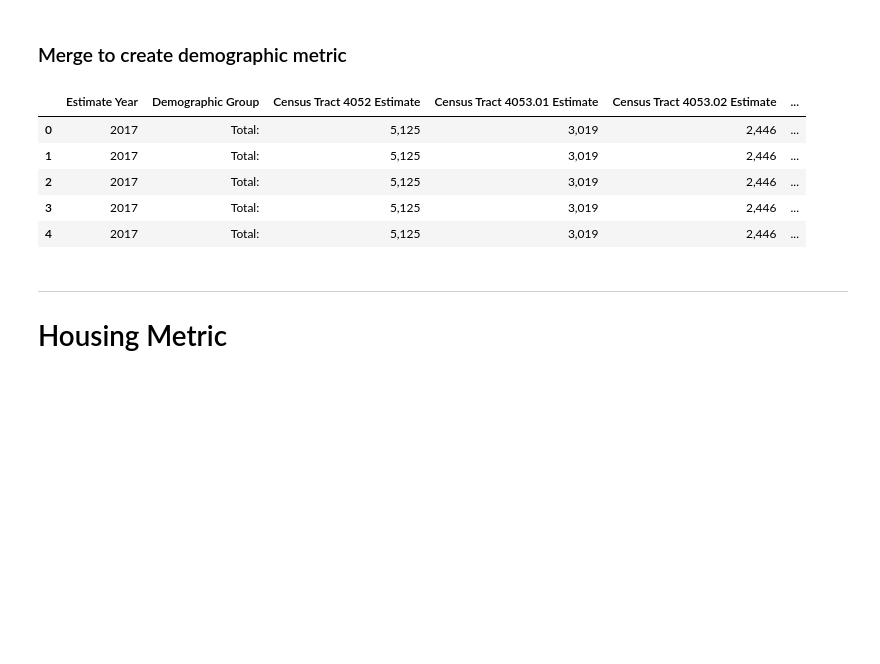
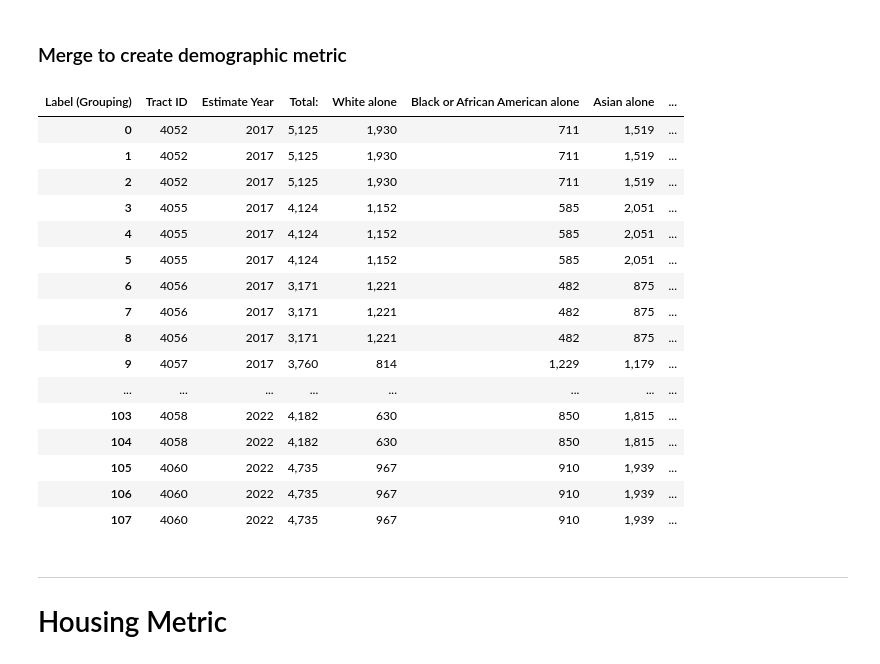
Before and after one commit to kareem-weaver/AUC_Mastercard_Challenge_Quant, a Jupyter notebook: src/Model.ipynb, the cells around one changed output. Cells and saved outputs as stored; diff of their text form; code cells hidden in the pictures; blank space fills up the shorter version.

Commit message:
finish demographic metric

```diff
--- a/src/Model.ipynb
+++ b/src/Model.ipynb
@@ -208,19 +220,37 @@ merged_age_sex_df.head(25)
 # %% [markdown]
 ### Merge to create demographic metric
-# %%
-# Merge the datasets on a common column, here assumed to be 'Estimate Year'
-# You might need to adjust the merging columns based on the actual structure of your data
-merged_df = pd.merge(merged_race_df, merged_age_sex_df, on='Estimate Year', how='outer')
-
-# Display the first few rows of the merged DataFrame
-merged_df.head()
-# %% [output]
-|  | Estimate Year | Demographic Group | Census Tract 4052 Estimate | Census Tract 4053.01 Estimate | Census Tract 4053.02 Estimate | ... |
-| 0 | 2017 | Total: | 5,125 | 3,019 | 2,446 | ... |
-| 1 | 2017 | Total: | 5,125 | 3,019 | 2,446 | ... |
-| 2 | 2017 | Total: | 5,125 | 3,019 | 2,446 | ... |
-| 3 | 2017 | Total: | 5,125 | 3,019 | 2,446 | ... |
-| 4 | 2017 | Total: | 5,125 | 3,019 | 2,446 | ... |
+# %%
+# Aggregate race data by Tract ID and Estimate Year
+aggregated_race_data = filtered_race.groupby(['Tract ID', 'Estimate Year'], as_index=False).agg({
+    'Total:': 'sum',
+    'White alone': 'sum',
+    'Black or African American alone': 'sum',
+    'Asian alone': 'sum'
+})
+
+merged_demo = pd.merge(filtered_race, filtered_age_sex, on=['Tract ID', 'Estimate Year'], how='inner')
+
+merged_data.to_csv('merged_demographic_data.csv', index=False)
+
+merged_demo
+# %% [output]
+| Label (Grouping) | Tract ID | Estimate Year | Total: | White alone | Black or African American alone | Asian alone | ... |
+| 0 | 4052 | 2017 | 5,125 | 1,930 | 711 | 1,519 | ... |
+| 1 | 4052 | 2017 | 5,125 | 1,930 | 711 | 1,519 | ... |
+| 2 | 4052 | 2017 | 5,125 | 1,930 | 711 | 1,519 | ... |
+| 3 | 4055 | 2017 | 4,124 | 1,152 | 585 | 2,051 | ... |
+| 4 | 4055 | 2017 | 4,124 | 1,152 | 585 | 2,051 | ... |
+| 5 | 4055 | 2017 | 4,124 | 1,152 | 585 | 2,051 | ... |
+| 6 | 4056 | 2017 | 3,171 | 1,221 | 482 | 875 | ... |
+| 7 | 4056 | 2017 | 3,171 | 1,221 | 482 | 875 | ... |
+| 8 | 4056 | 2017 | 3,171 | 1,221 | 482 | 875 | ... |
+| 9 | 4057 | 2017 | 3,760 | 814 | 1,229 | 1,179 | ... |
+| ... | ... | ... | ... | ... | ... | ... | ... |
+| 103 | 4058 | 2022 | 4,182 | 630 | 850 | 1,815 | ... |
+| 104 | 4058 | 2022 | 4,182 | 630 | 850 | 1,815 | ... |
+| 105 | 4060 | 2022 | 4,735 | 967 | 910 | 1,939 | ... |
+| 106 | 4060 | 2022 | 4,735 | 967 | 910 | 1,939 | ... |
+| 107 | 4060 | 2022 | 4,735 | 967 | 910 | 1,939 | ... |
 # %% [markdown]
 ---------------------------------------------
 # Housing Metric
```
Also changed, not shown: parts of 19 cells of this notebook, 21 other files.
